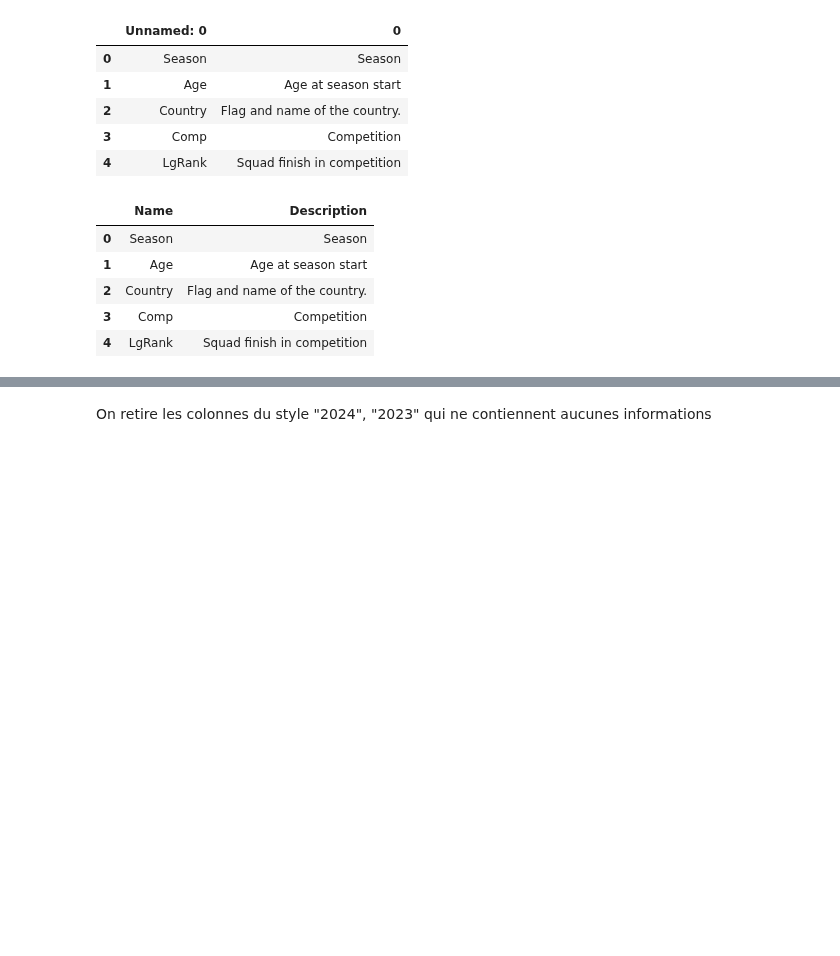
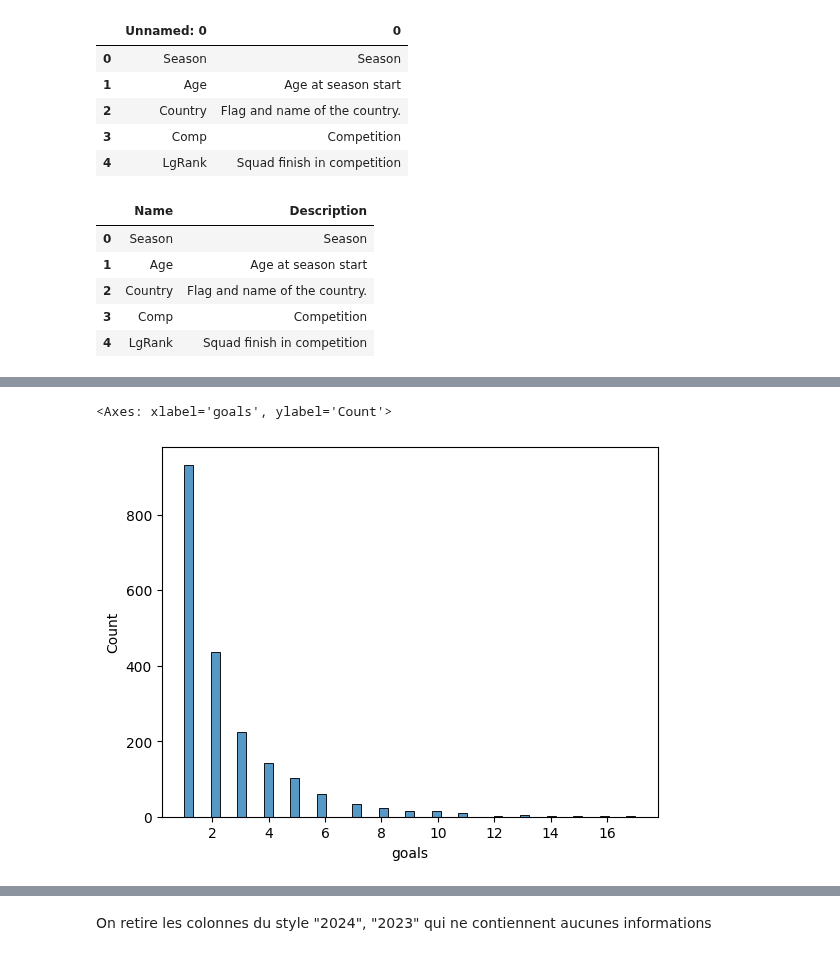
Before and after one commit to RiyadKT/Football-player-performance-prediction, a Jupyter notebook: data_preprocessing.ipynb, the cells around one changed output, grey strips where cells are left out. Drawn from its saved outputs; the diff is of its cells as text; code cells hidden in the pictures; blank space fills up the shorter version.

```diff
--- a/data_preprocessing.ipynb
+++ b/data_preprocessing.ipynb
@@ -50,0 +182,8 @@ player_stats_fbref.head()
+# %%
+data['goals'] = data['goals'].apply(convert_str_to_float)
+data['shots'] = data['shots'].apply(convert_str_to_float)
+data['xg'] = data['xg'].apply(convert_str_to_float)
+sns.histplot(data=data[data['goals'] > 0], x='goals')
+# %% [output]
+<Axes: xlabel='goals', ylabel='Count'>
+[figure, added]
```
Also changed, not shown: parts of 21 cells of this notebook.
